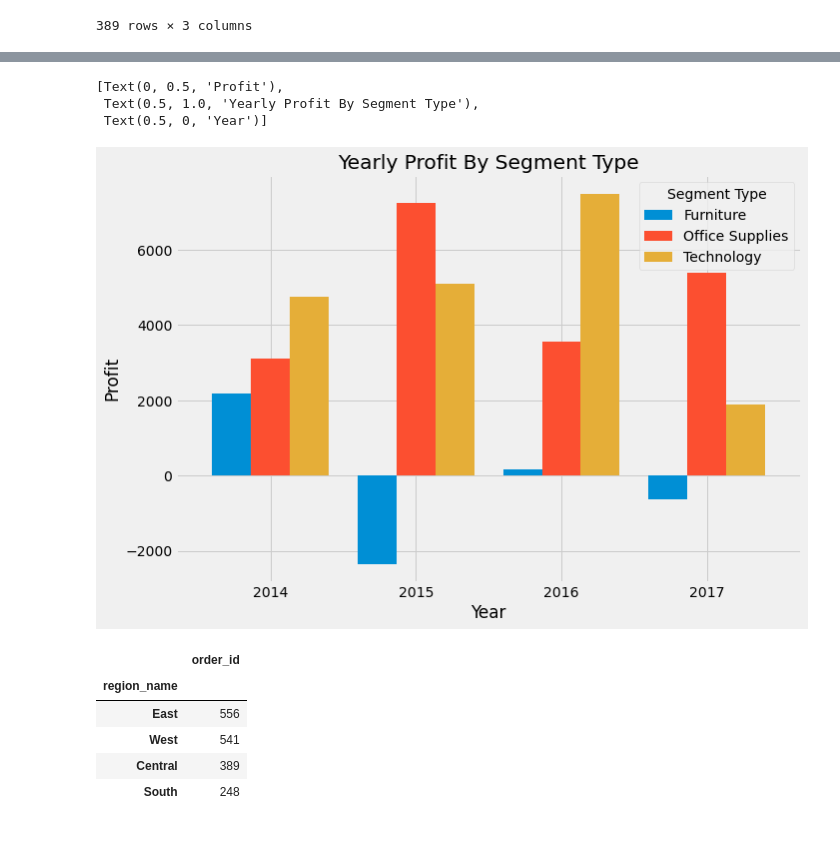
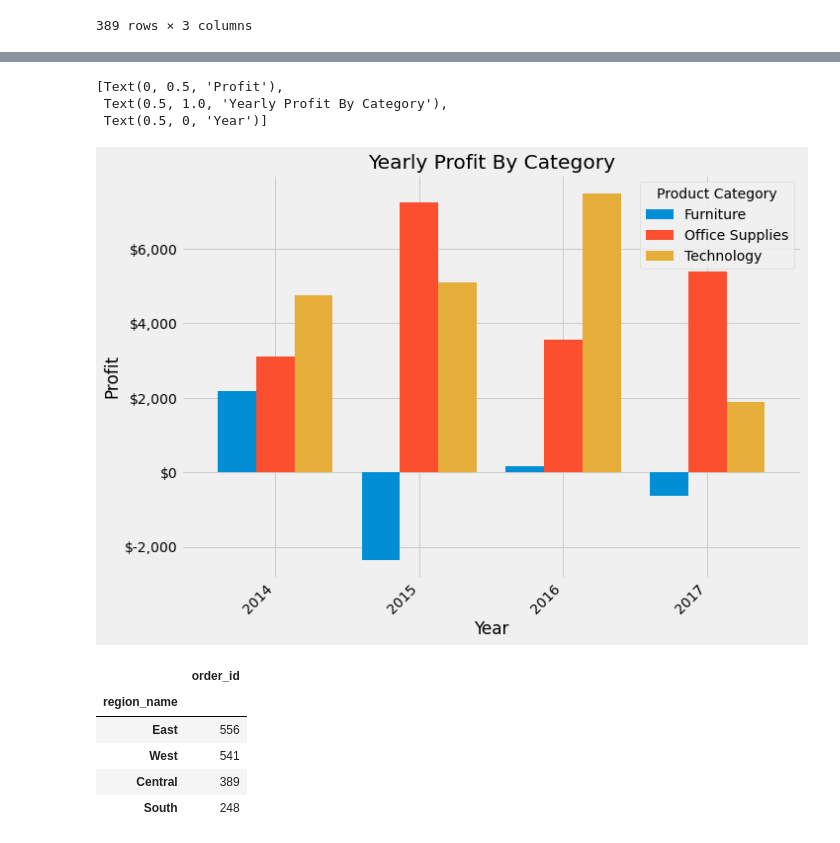
Before and after one commit to CJ-time-series-project/CJ-time-series-project, a Jupyter notebook: jerrys_explore.ipynb, the cells around one changed output, grey strips where cells are left out. Cells and saved outputs as stored; diff of their text form; code cells hidden in the pictures.

```diff
--- a/jerrys_explore.ipynb
+++ b/jerrys_explore.ipynb
@@ -689,17 +706,17 @@ company_cat_profit = (df[['profit','category']]
 # %%
 ax = (company_cat_profit.resample('Y')
     .sum()
     .plot.bar(width=.8))
-ax.legend(loc='upper right', title='Segment Type')
-# ax.yaxis.set_major_formatter(StrMethodFormatter('${x:,.0f}'))
+ax.legend(loc='upper right', title='Product Category')
 labels = [pd.to_datetime(t.get_text()).strftime('%Y') for t in ax.get_xticklabels()]
-ax.set_xticklabels(labels, rotation=0)
-ax.set(ylabel='Profit', title='Yearly Profit By Segment Type', xlabel='Year')
+ax.set_xticklabels(labels, rotation=45, ha='right')
+ax.set_yticklabels([f'${tick:,.0f}' for tick in ax.get_yticks()])
+ax.set(ylabel='Profit', title='Yearly Profit By Category', xlabel='Year')
 # %% [output]
 [Text(0, 0.5, 'Profit'),
- Text(0.5, 1.0, 'Yearly Profit By Segment Type'),
+ Text(0.5, 1.0, 'Yearly Profit By Category'),
  Text(0.5, 0, 'Year')]
-[figure, old version]
+[figure, new version]
 # %%
 # How many orders were made in each region?
 reg_orders = pd.DataFrame(df.groupby(['region_name'])['order_id'].count().sort_values(ascending=False))
```
Also changed, not shown: parts of 4 cells of this notebook, 3 other files.
